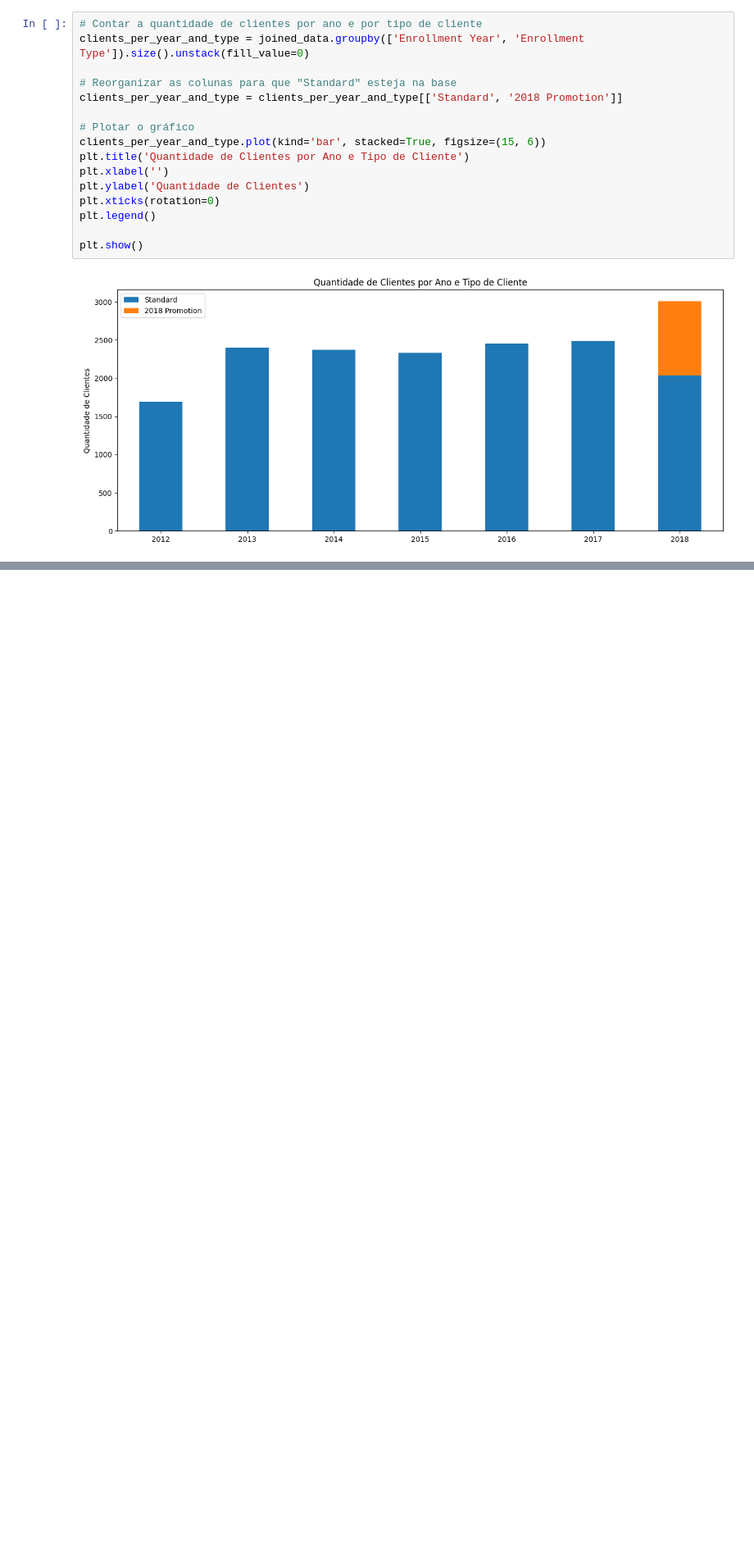
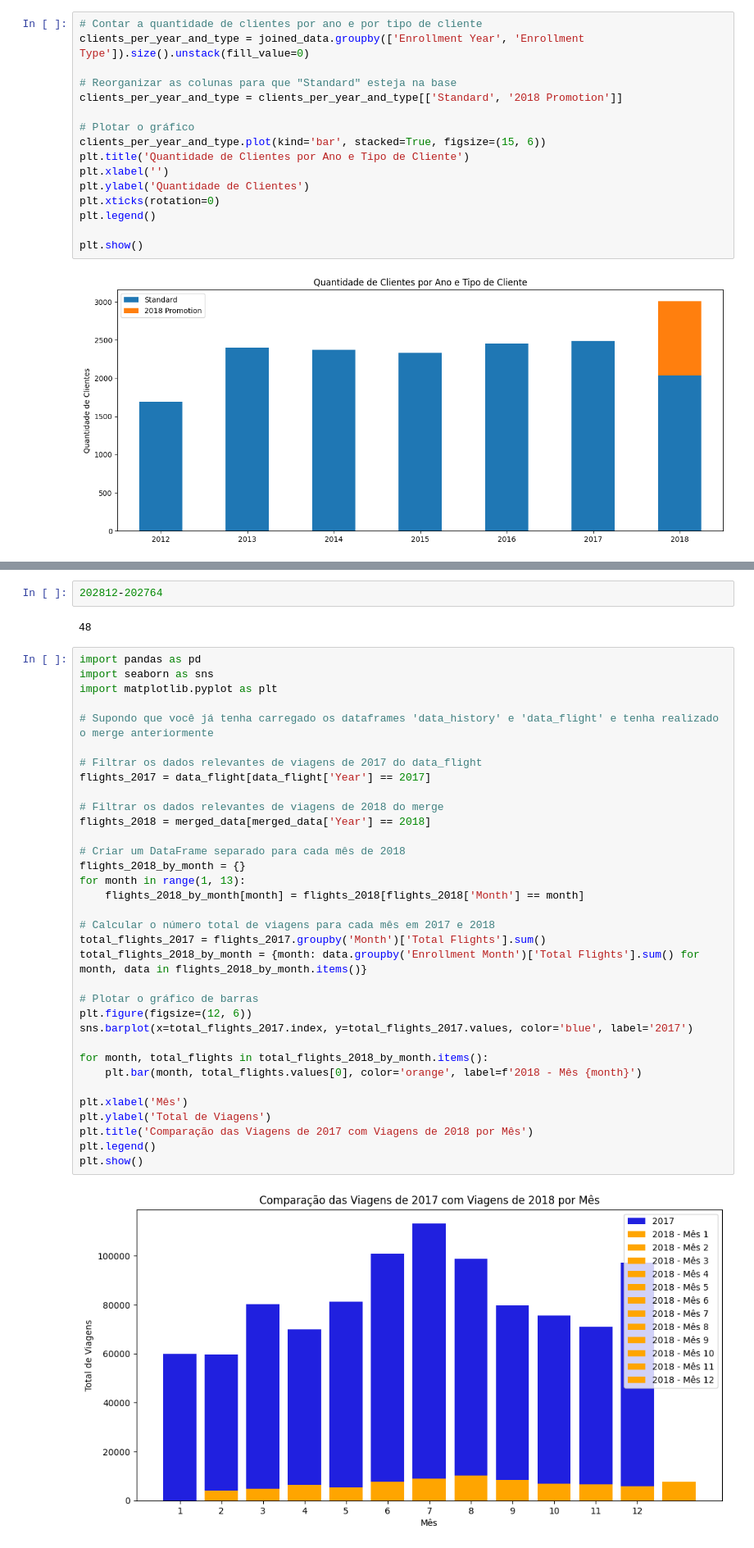
Before and after one commit to djalmarodriguess/Analise_Campanha_de_Marketing, a Jupyter notebook: main.ipynb, the cells around one changed output, grey strips where cells are left out. Shown at 82% size. Saved outputs shown, nothing was run; the diff lists cells and outputs as text; blank space fills up the shorter version.

```diff
--- a/main.ipynb
+++ b/main.ipynb
@@ -464,0 +549,40 @@ plt.show()
+# %%
+202812-202764
+# %% [output]
+48
+# %%
+import pandas as pd
+import seaborn as sns
+import matplotlib.pyplot as plt
+
+# Supondo que você já tenha carregado os dataframes 'data_history' e 'data_flight' e tenha realizado o merge anteriormente
+
+# Filtrar os dados relevantes de viagens de 2017 do data_flight
+flights_2017 = data_flight[data_flight['Year'] == 2017]
+
+# Filtrar os dados relevantes de viagens de 2018 do merge
+flights_2018 = merged_data[merged_data['Year'] == 2018]
+
+# Criar um DataFrame separado para cada mês de 2018
+flights_2018_by_month = {}
+for month in range(1, 13):
+    flights_2018_by_month[month] = flights_2018[flights_2018['Month'] == month]
+
+# Calcular o número total de viagens para cada mês em 2017 e 2018
+total_flights_2017 = flights_2017.groupby('Month')['Total Flights'].sum()
+total_flights_2018_by_month = {month: data.groupby('Enrollment Month')['Total Flights'].sum() for month, data in flights_2018_by_month.items()}
+
+# Plotar o gráfico de barras
+plt.figure(figsize=(12, 6))
+sns.barplot(x=total_flights_2017.index, y=total_flights_2017.values, color='blue', label='2017')
+
+for month, total_flights in total_flights_2018_by_month.items():
+    plt.bar(month, total_flights.values[0], color='orange', label=f'2018 - Mês {month}')
+
+plt.xlabel('Mês')
+plt.ylabel('Total de Viagens')
+plt.title('Comparação das Viagens de 2017 com Viagens de 2018 por Mês')
+plt.legend()
+plt.show()
+# %% [output]
+[figure, added]
```
Also changed, not shown: parts of 13 cells of this notebook.
